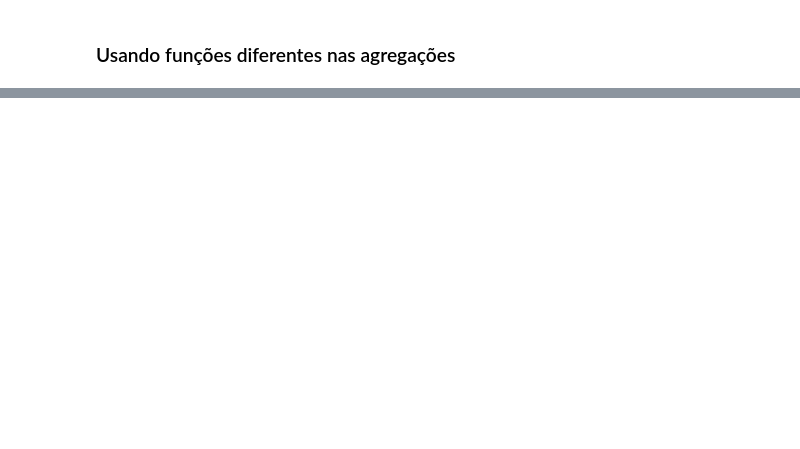
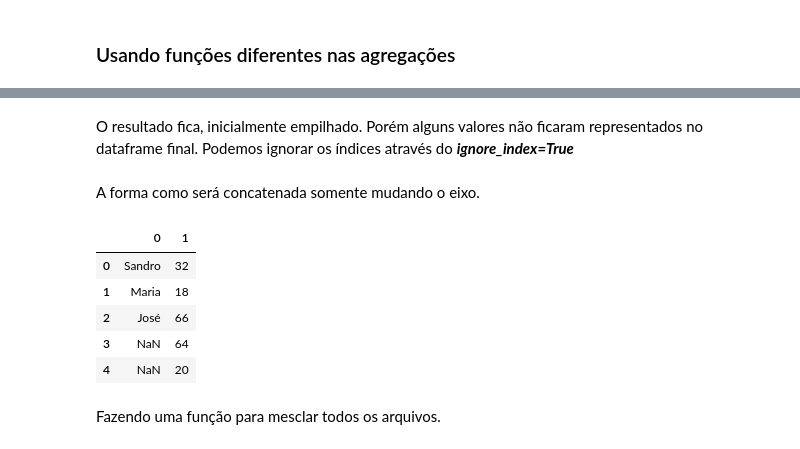
Before and after one commit to alexsandro-matias/pandas-2025, a Jupyter notebook: notebook.ipynb, the cells around one changed output, grey strips where cells are left out. Cells and saved outputs as stored; diff of their text form; code cells hidden in the pictures; blank space fills up the shorter version.

```diff
--- a/notebook.ipynb
+++ b/notebook.ipynb
@@ -1668,0 +1609,15 @@ produtos[produtos['DescNomeProduto']=="Presença Streak"]
+# %% [markdown]
+O resultado fica, inicialmente empilhado. Porém alguns valores não ficaram representados no dataframe final. Podemos ignorar os índices através do ***ignore_index=True***
+# %% [markdown]
+A forma como será concatenada somente mudando o eixo.
+# %%
+pd.concat([df, df3], axis= 1, ignore_index=True)
+# %% [output]
+|  | 0 | 1 |
+| 0 | Sandro | 32 |
+| 1 | Maria | 18 |
+| 2 | José | 66 |
+| 3 | NaN | 64 |
+| 4 | NaN | 20 |
+# %% [markdown]
+Fazendo uma função para mesclar todos os arquivos.
```
Also changed, not shown: parts of 93 cells of this notebook, 2 other files.
